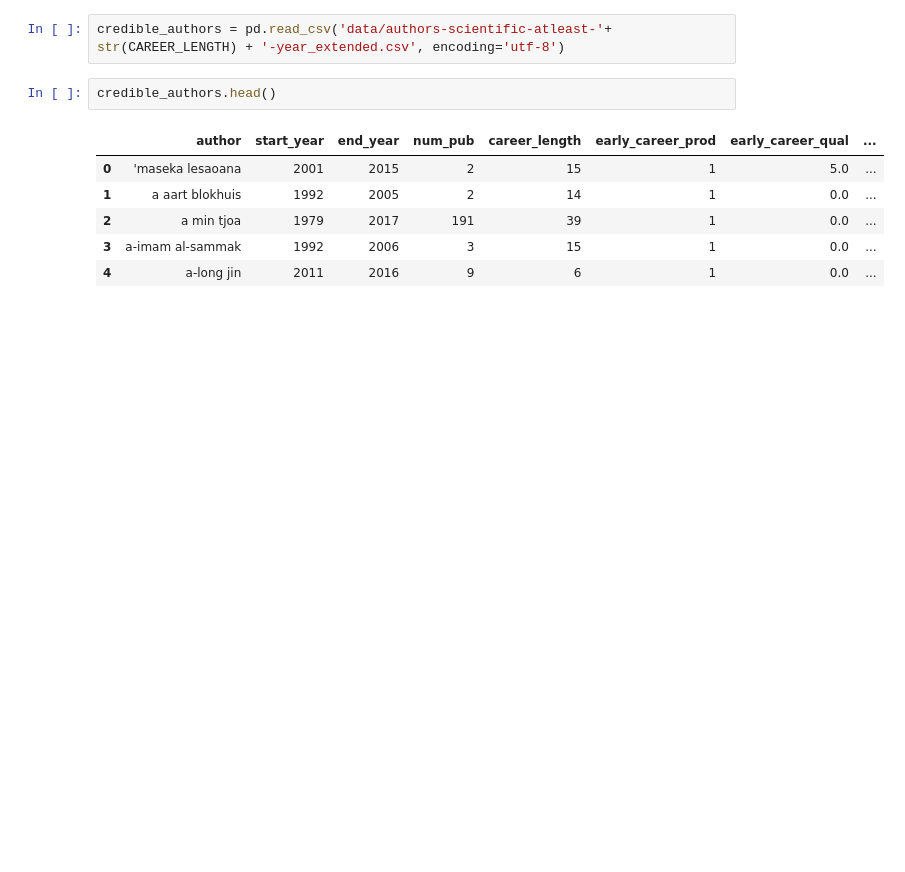
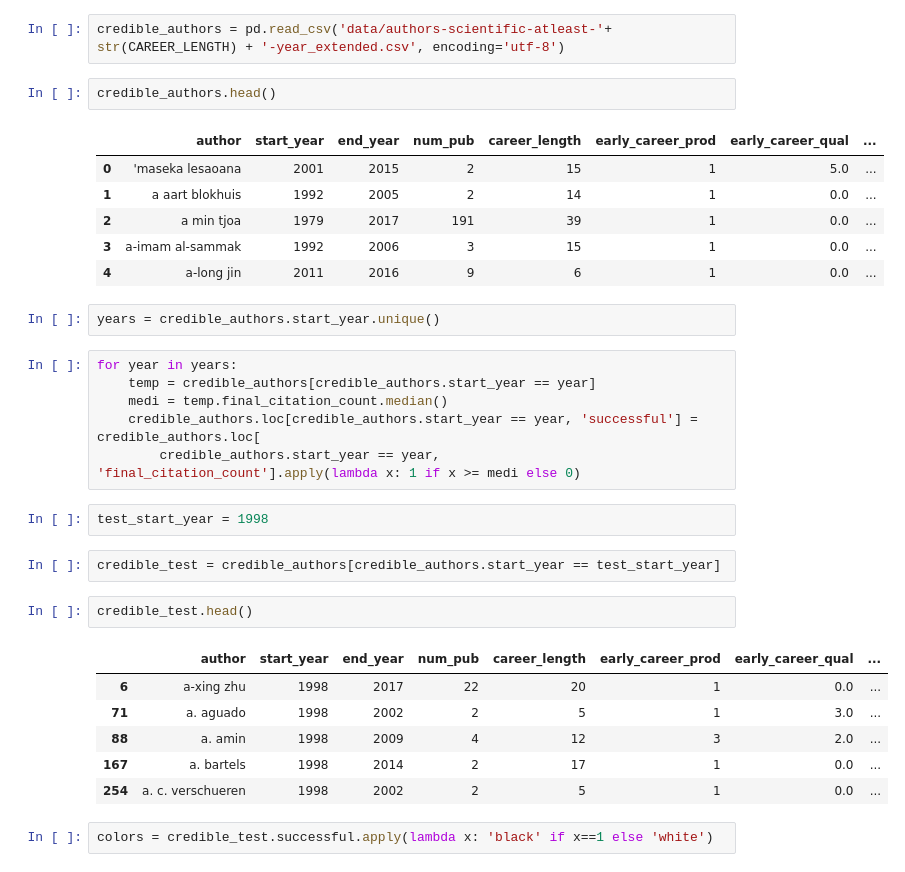
Before and after one commit to gesiscss/inequality, a Jupyter notebook: 3.Matching methods.ipynb, the cells around one changed output. Saved outputs shown, nothing was run; the diff lists cells and outputs as text; blank space fills up the shorter version.

```diff
--- a/3.Matching methods.ipynb
+++ b/3.Matching methods.ipynb
@@ -13,3 +18,26 @@ credible_authors.head()
 | 2 | a min tjoa | 1979 | 2017 | 191 | 39 | 1 | 0.0 | ... |
 | 3 | a-imam al-sammak | 1992 | 2006 | 3 | 15 | 1 | 0.0 | ... |
 | 4 | a-long jin | 2011 | 2016 | 9 | 6 | 1 | 0.0 | ... |
+# %%
+years = credible_authors.start_year.unique()
+# %%
+for year in years:
+    temp = credible_authors[credible_authors.start_year == year]
+    medi = temp.final_citation_count.median()
+    credible_authors.loc[credible_authors.start_year == year, 'successful'] = credible_authors.loc[
+        credible_authors.start_year == year, 'final_citation_count'].apply(lambda x: 1 if x >= medi else 0)
+# %%
+test_start_year = 1998
+# %%
+credible_test = credible_authors[credible_authors.start_year == test_start_year]
+# %%
+credible_test.head()
+# %% [output]
+|  | author | start_year | end_year | num_pub | career_length | early_career_prod | early_career_qual | ... |
+| 6 | a-xing zhu | 1998 | 2017 | 22 | 20 | 1 | 0.0 | ... |
+| 71 | a. aguado | 1998 | 2002 | 2 | 5 | 1 | 3.0 | ... |
+| 88 | a. amin | 1998 | 2009 | 4 | 12 | 3 | 2.0 | ... |
+| 167 | a. bartels | 1998 | 2014 | 2 | 17 | 1 | 0.0 | ... |
+| 254 | a. c. verschueren | 1998 | 2002 | 2 | 5 | 1 | 0.0 | ... |
+# %%
+colors = credible_test.successful.apply(lambda x: 'black' if x==1 else 'white')
```
Also changed, not shown: parts of 23 cells of this notebook, 3 other files.
